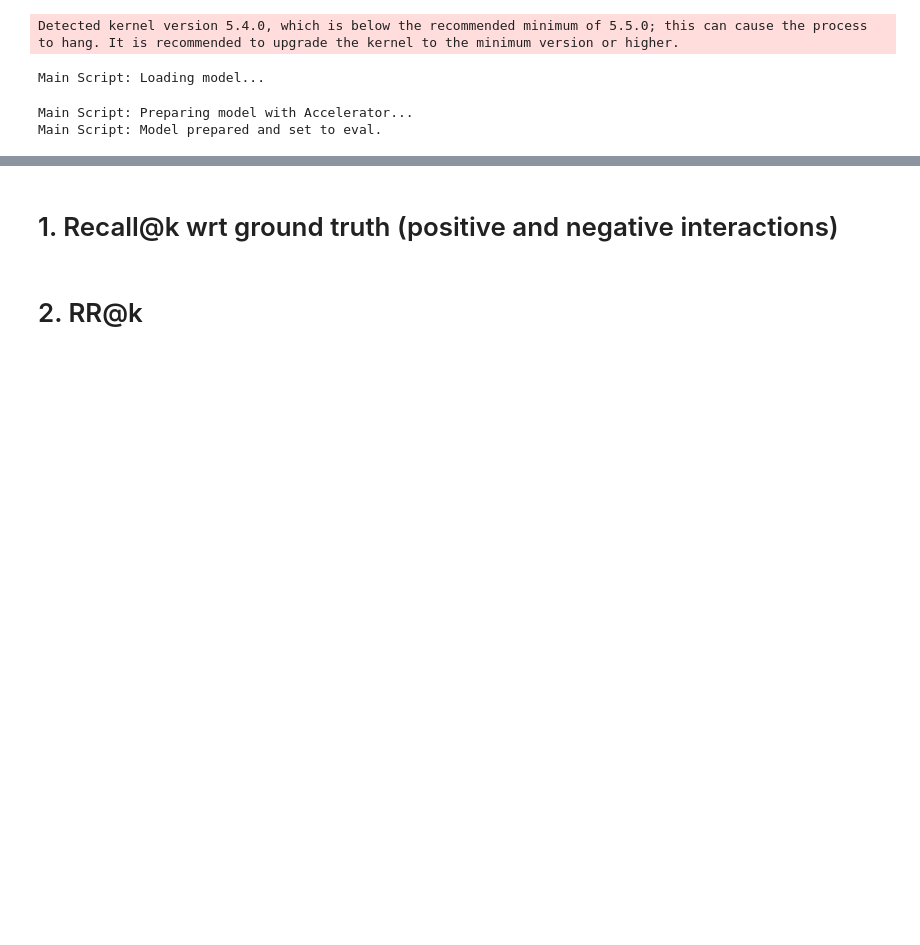
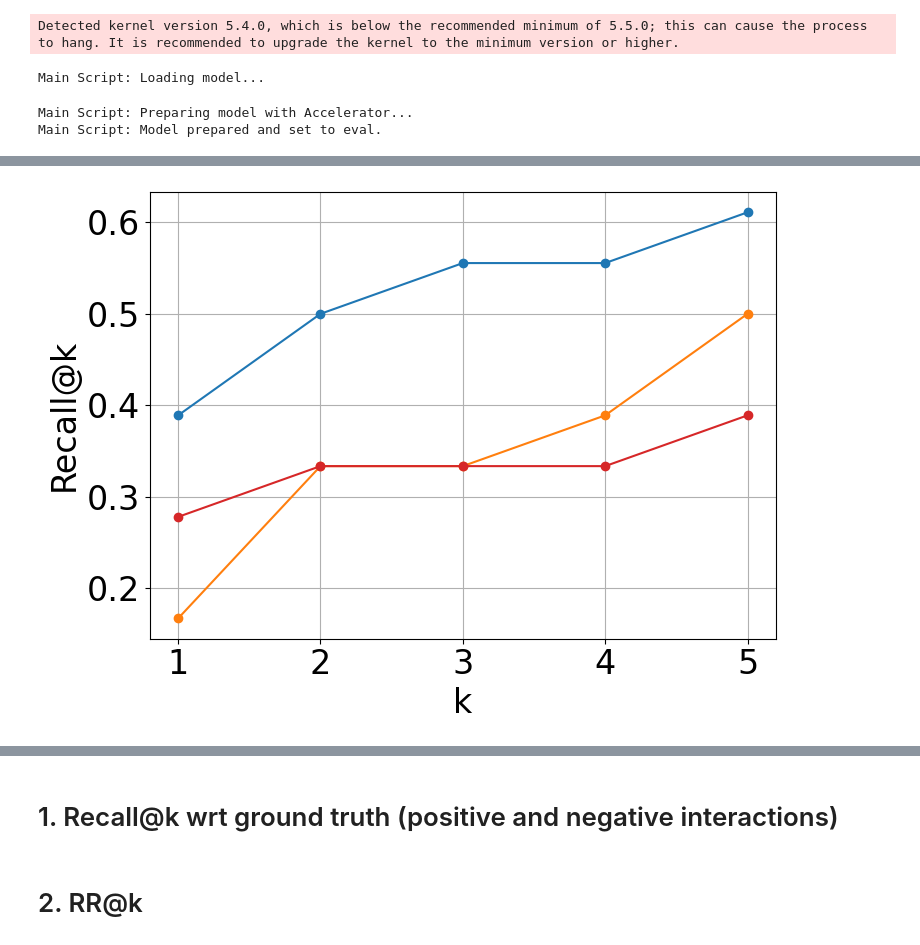
Before and after one commit to iNema9590/LLMX, a Jupyter notebook: Notebooks/hotpotaq.ipynb, the cells around one changed output, grey strips where cells are left out. Cells and saved outputs as stored; diff of their text form; code cells hidden in the pictures; blank space fills up the shorter version.

```diff
--- a/Notebooks/hotpotaq.ipynb
+++ b/Notebooks/hotpotaq.ipynb
@@ -137,7 +137,7 @@ if accelerator_main.is_main_process:
 # Define utility cache
 
 accelerator_main.wait_for_everyone()
-utility_cache_base_dir = f"../Experiment_data/sampled_hotpot/{model_path.split('/')[1]}"
+utility_cache_base_dir = f"../Experiment_data/sampled_hotpot/more_players/{model_path.split('/')[1]}"
 # %% [output]
 Detected kernel version 5.4.0, which is below the recommended minimum of 5.5.0; this can cause the process to hang. It is recommended to upgrade the kernel to the minimum version or higher.
 Main Script: Loading model...
@@ -680,34 +707,36 @@ plot_metric("Delta_R2", "Delta R2")
 # %%
 # Filter budgeted methods at budget = 274
-df_budgeted_264 = df_budgeted[df_budgeted['budget'] == 264]
+df_budgeted_264 = df_budgeted[df_budgeted['budget'] == 128]
 
 # Metrics to plot
 recall_metrics = [f"Recall@{k}" for k in range(1, 6)]
 k_values = list(range(1, 6))
 
 plt.figure(figsize=(8,6))
 
 # Plot budgeted families at budget 274
 families = df_budgeted_264['family'].unique()
 for fam in families:
     # if 'LK' not in fam:
     subset = df_budgeted_264[df_budgeted_264['family'] == fam]
     if not subset.empty:
         recalls = subset[recall_metrics].values.flatten()
         plt.plot(k_values, recalls, marker='o', label=fam, color=get_color(fam))
 
 # Plot constant methods
 # for idx, (_, row) in enumerate(df_const.iterrows()):
 #     recalls = [row[m] for m in recall_metrics]
 #     plt.plot(k_values, recalls, marker='x', linestyle="--", label=row['method'])
 
 plt.xlabel("k")
 plt.ylabel("Recall@k")
 # plt.legend()
 plt.grid(True)
 plt.tight_layout()
 # plt.savefig(f"../Figures/{DATA_CSV.stem}/{model_path.split('/')[1].split('-')[0]}/recall_at_k.pdf", bbox_inches='tight')
 plt.show()
+# %% [output]
+[figure, added]
 # %%
 plt.figure(figsize=(8, 6))
 for method in df_res.index:
```
Also changed, not shown: parts of 8 cells of this notebook, 5 other files.
